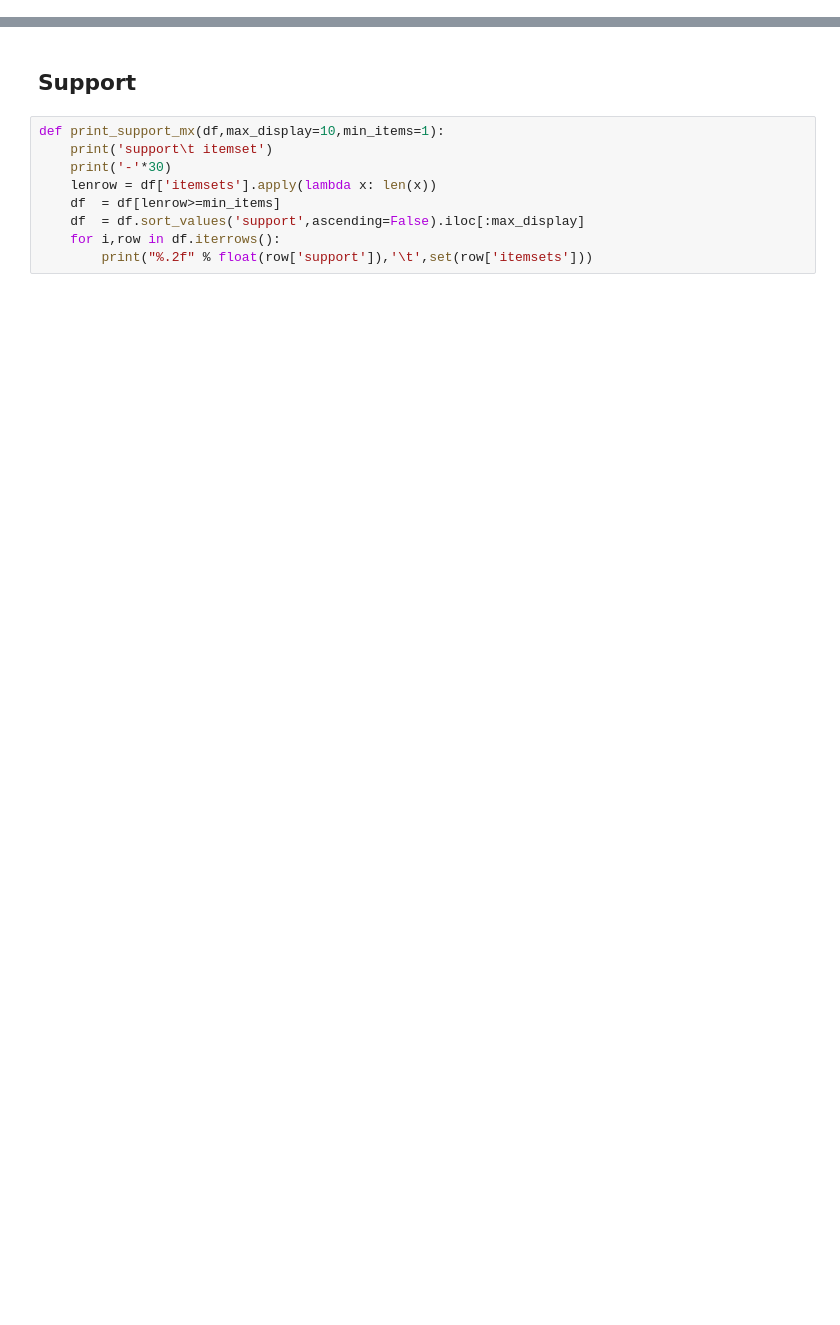
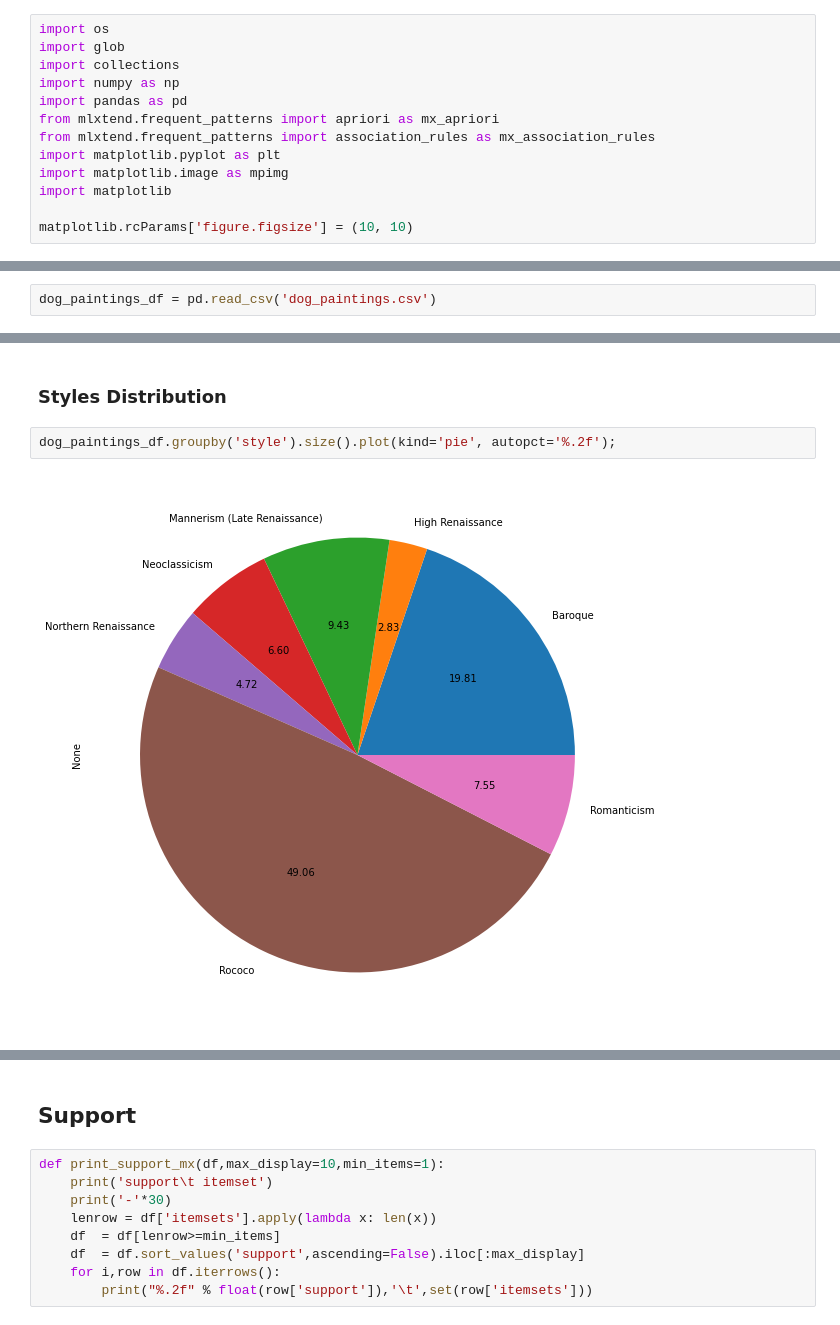
Before and after one commit to dddpt/history-digital-objects-symbolic, a Jupyter notebook: scripts/s1_model_experimentation/s2_association_rules_mining.ipynb, the cells around one changed output, grey strips where cells are left out. Cells and saved outputs as stored; diff of their text form; blank space fills up the shorter version.

```diff
--- a/scripts/s1_model_experimentation/s2_association_rules_mining.ipynb
+++ b/scripts/s1_model_experimentation/s2_association_rules_mining.ipynb
@@ -0,0 +1,13 @@
+# %%
+import os
+import glob
+import collections
+import numpy as np
+import pandas as pd
+from mlxtend.frequent_patterns import apriori as mx_apriori
+from mlxtend.frequent_patterns import association_rules as mx_association_rules
+import matplotlib.pyplot as plt
+import matplotlib.image as mpimg
+import matplotlib
+
+matplotlib.rcParams['figure.figsize'] = (10, 10)
@@ -0,0 +75,2 @@
+# %%
+dog_paintings_df = pd.read_csv('dog_paintings.csv')
@@ -0,0 +86,6 @@
+# %% [markdown]
+### Styles Distribution
+# %%
+dog_paintings_df.groupby('style').size().plot(kind='pie', autopct='%.2f');
+# %% [output]
+[figure, added]
```
Also changed, not shown: parts of 32 cells of this notebook.
